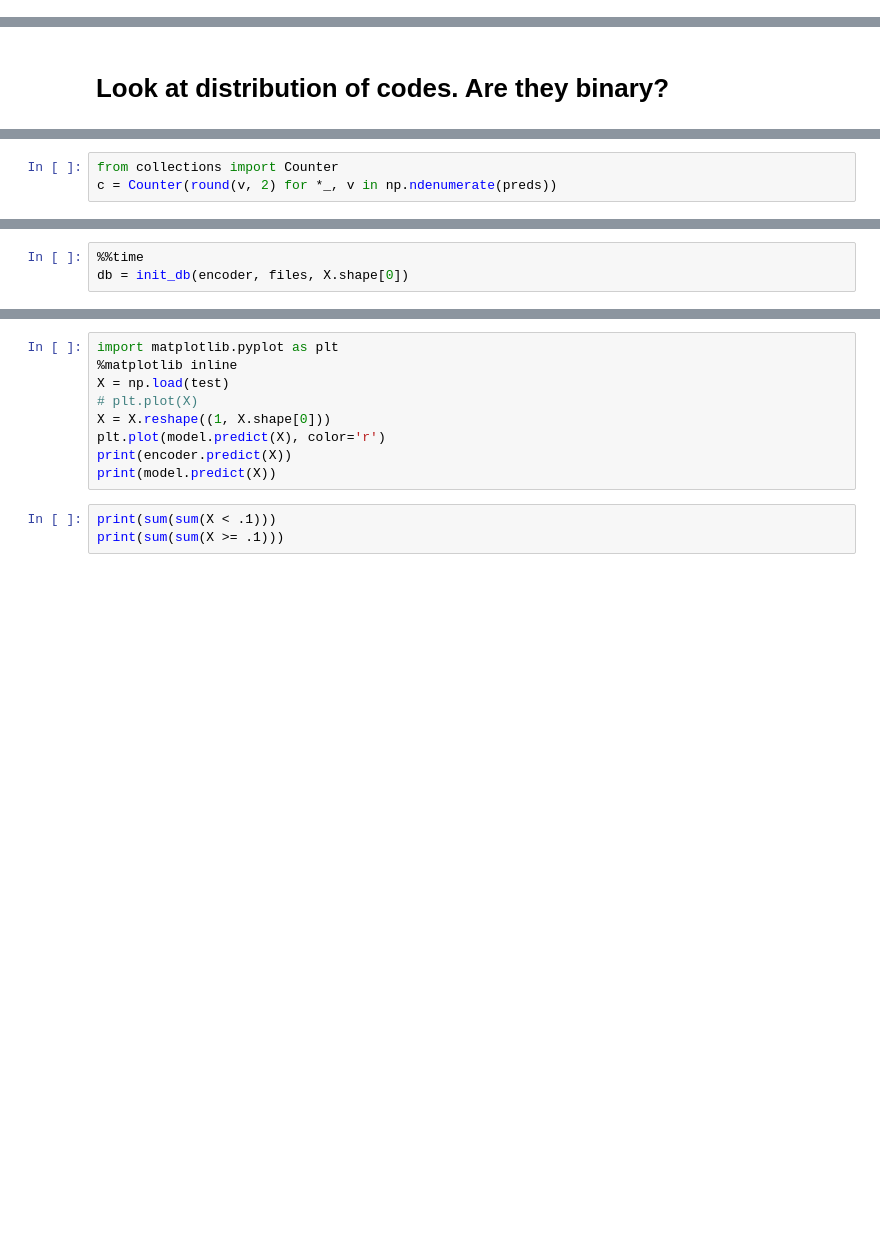
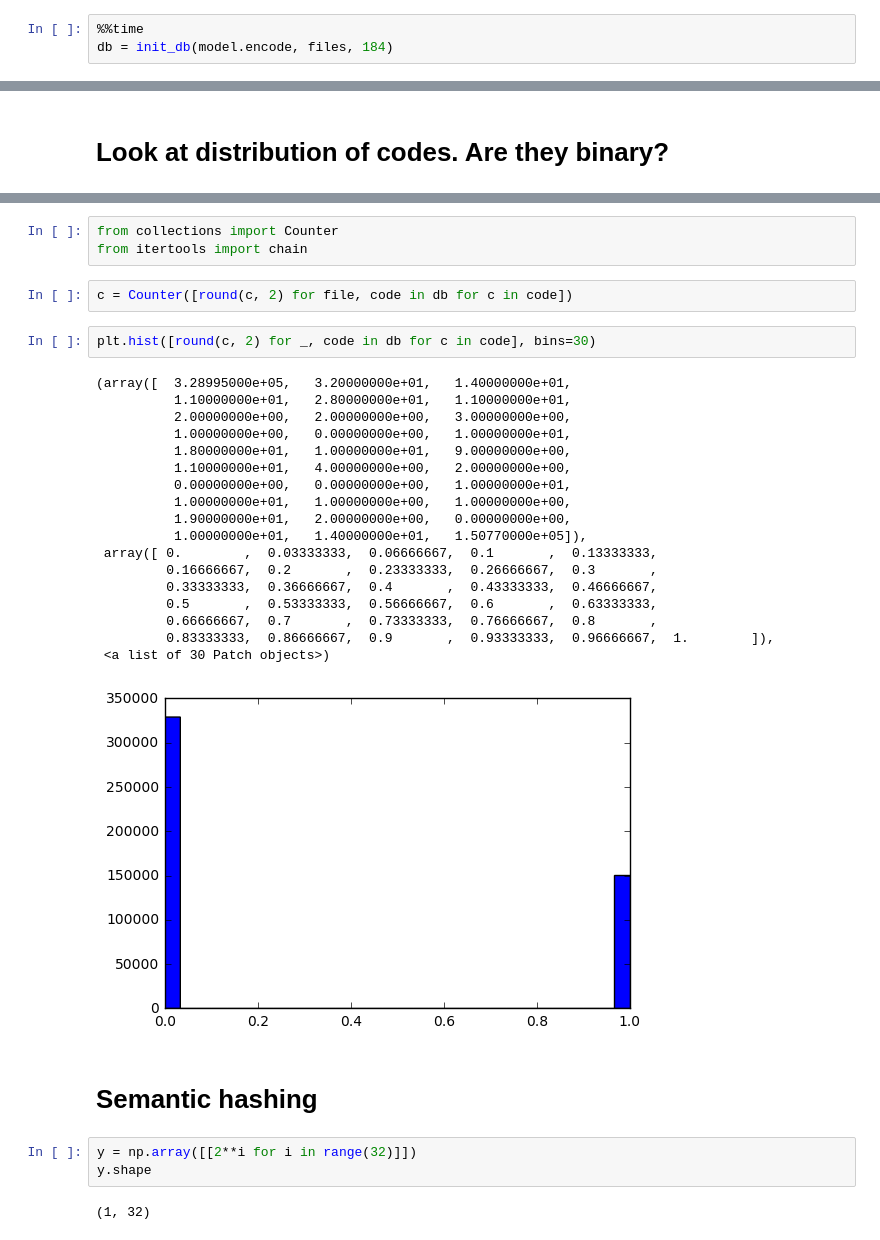
Before and after one commit to dantegates/music-rec, a Jupyter notebook: notebooks/evaluate.ipynb, the cells around one changed output, grey strips where cells are left out. Cells and saved outputs as stored; diff of their text form; blank space fills up the shorter version.

Commit message:
evaluate distribution of codes; started semantic hashing

```diff
--- a/notebooks/evaluate.ipynb
+++ b/notebooks/evaluate.ipynb
@@ -49,0 +62,3 @@ NameError: name 'y_hat' is not defined
+# %%
+%%time
+db = init_db(model.encode, files, 184)
@@ -59,3 +107,0 @@ preds
-# %%
-from collections import Counter
-c = Counter(round(v, 2) for *_, v in np.ndenumerate(preds))
@@ -83,3 +107,0 @@ def cosine_distance(x1, x2):
-# %%
-%%time
-db = init_db(encoder, files, X.shape[0])
@@ -98,12 +128,33 @@ db[:100]
-# %%
-import matplotlib.pyplot as plt
-%matplotlib inline
-X = np.load(test)
-# plt.plot(X)
-X = X.reshape((1, X.shape[0]))
-plt.plot(model.predict(X), color='r')
-print(encoder.predict(X))
-print(model.predict(X))
-# %%
-print(sum(sum(X < .1)))
-print(sum(sum(X >= .1)))
+# %%
+from collections import Counter
+from itertools import chain
+# %%
+c = Counter([round(c, 2) for file, code in db for c in code])
+# %%
+plt.hist([round(c, 2) for _, code in db for c in code], bins=30)
+# %% [output]
+(array([  3.28995000e+05,   3.20000000e+01,   1.40000000e+01,
+          1.10000000e+01,   2.80000000e+01,   1.10000000e+01,
+          2.00000000e+00,   2.00000000e+00,   3.00000000e+00,
+          1.00000000e+00,   0.00000000e+00,   1.00000000e+01,
+          1.80000000e+01,   1.00000000e+01,   9.00000000e+00,
+          1.10000000e+01,   4.00000000e+00,   2.00000000e+00,
+          0.00000000e+00,   0.00000000e+00,   1.00000000e+01,
+          1.00000000e+01,   1.00000000e+00,   1.00000000e+00,
+          1.90000000e+01,   2.00000000e+00,   0.00000000e+00,
+          1.00000000e+01,   1.40000000e+01,   1.50770000e+05]),
+ array([ 0.        ,  0.03333333,  0.06666667,  0.1       ,  0.13333333,
+         0.16666667,  0.2       ,  0.23333333,  0.26666667,  0.3       ,
+         0.33333333,  0.36666667,  0.4       ,  0.43333333,  0.46666667,
+         0.5       ,  0.53333333,  0.56666667,  0.6       ,  0.63333333,
+         0.66666667,  0.7       ,  0.73333333,  0.76666667,  0.8       ,
+         0.83333333,  0.86666667,  0.9       ,  0.93333333,  0.96666667,  1.        ]),
+ <a list of 30 Patch objects>)
+[figure, added]
+# %% [markdown]
+# Semantic hashing
+# %%
+y = np.array([[2**i for i in range(32)]])
+y.shape
+# %% [output]
+(1, 32)
```
Also changed, not shown: parts of 24 cells of this notebook.
